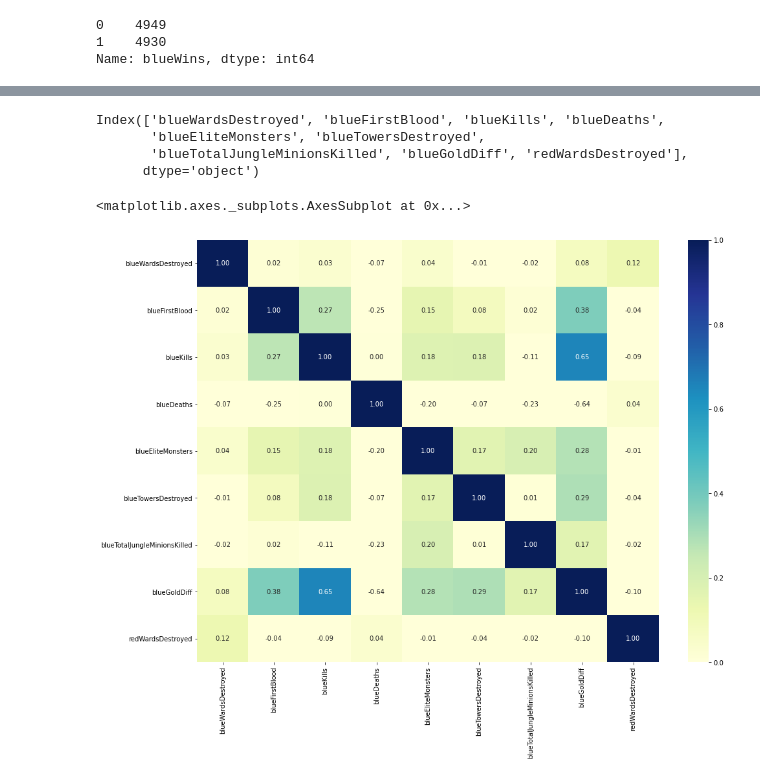
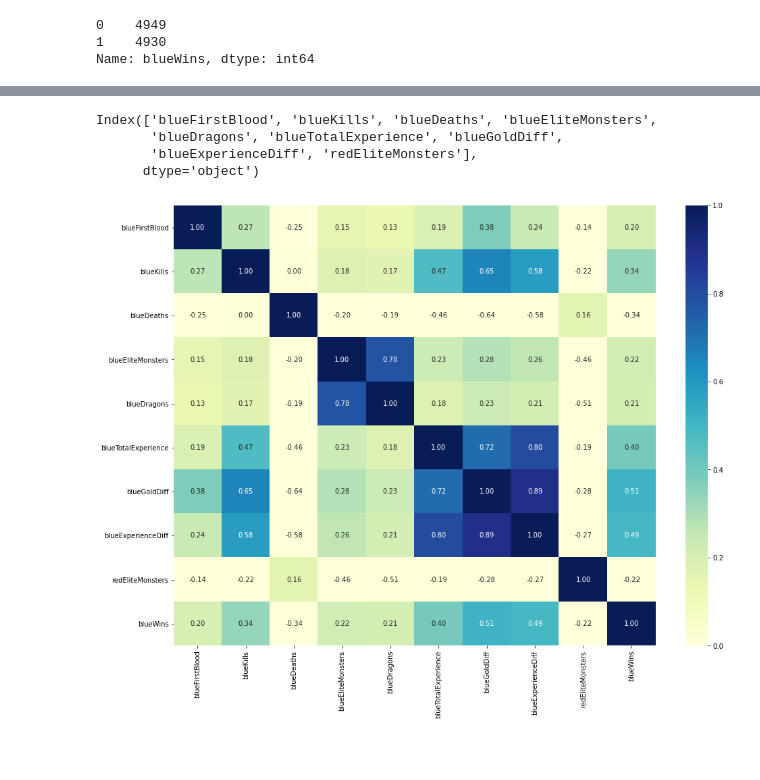
Before and after one commit to Ethan-Shapiro/LoL-Analysis, a Jupyter notebook: LoL-Dataset-Analysis.ipynb, the cells around one changed output, grey strips where cells are left out. Cells and saved outputs as stored; diff of their text form; code cells hidden in the pictures; blank space fills up the shorter version.

```diff
--- a/LoL-Dataset-Analysis.ipynb
+++ b/LoL-Dataset-Analysis.ipynb
@@ -80,7 +80,7 @@ Name: blueWins, dtype: int64
 #Drop repeated columns (Red Deaths = Blue Kills, )
 cols = ['redHeralds', 'redDragons', 'redGoldDiff', 'redExperienceDiff', 'blueCSPerMin', 'redCSPerMin', 'blueGoldPerMin',
         'redGoldPerMin', 'redTotalMinionsKilled', 'blueTotalMinionsKilled', 'redKills', 'redDeaths',
-        'redFirstBlood', 'gameId']
+        'redFirstBlood', 'redWardsDestroyed', 'gameId']
 
 df_clean = df.drop(cols, axis=1)
 df_clean.columns
@@ -115,10 +114,12 @@ sns.heatmap(df_clean.corr(), cmap='YlGnBu', annot=True, fmt='.2f', vmin=0)
 # Remove features that don't have a correlation with the target, blueWins
 corr = df_clean.corr()['blueWins'][1:]
 target = df_clean['blueWins']
-i = 0
+i = 1
 cols = []
 for c in corr:
     if c < -.2 or c > .2:
+        print(c)
+        print(df_clean.columns[i])
         cols.append(df_clean.columns[i])
     i += 1
 
@@ -126,13 +146,13 @@ df_clean = df_clean.loc[:, cols]
 # %%
 df_clean.columns
 # %% [output]
-Index(['blueWardsDestroyed', 'blueFirstBlood', 'blueKills', 'blueDeaths',
-       'blueEliteMonsters', 'blueTowersDestroyed',
-       'blueTotalJungleMinionsKilled', 'blueGoldDiff', 'redWardsDestroyed'],
+Index(['blueFirstBlood', 'blueKills', 'blueDeaths', 'blueEliteMonsters',
+       'blueDragons', 'blueTotalExperience', 'blueGoldDiff',
+       'blueExperienceDiff', 'redEliteMonsters'],
       dtype='object')
 # %%
 plt.figure(figsize=(16, 12))
-sns.heatmap(df_clean.corr(), cmap='YlGnBu', annot=True, fmt='.2f', vmin=0)
+sns.heatmap(pd.concat([df_clean, df['blueWins']], axis=1).corr(), cmap='YlGnBu', annot=True, fmt='.2f', vmin=0)
+plt.show()
 # %% [output]
-<matplotlib.axes._subplots.AxesSubplot at 0x...>
-[figure, old version]
+[figure, new version]
```
Also changed, not shown: parts of 25 cells of this notebook.
